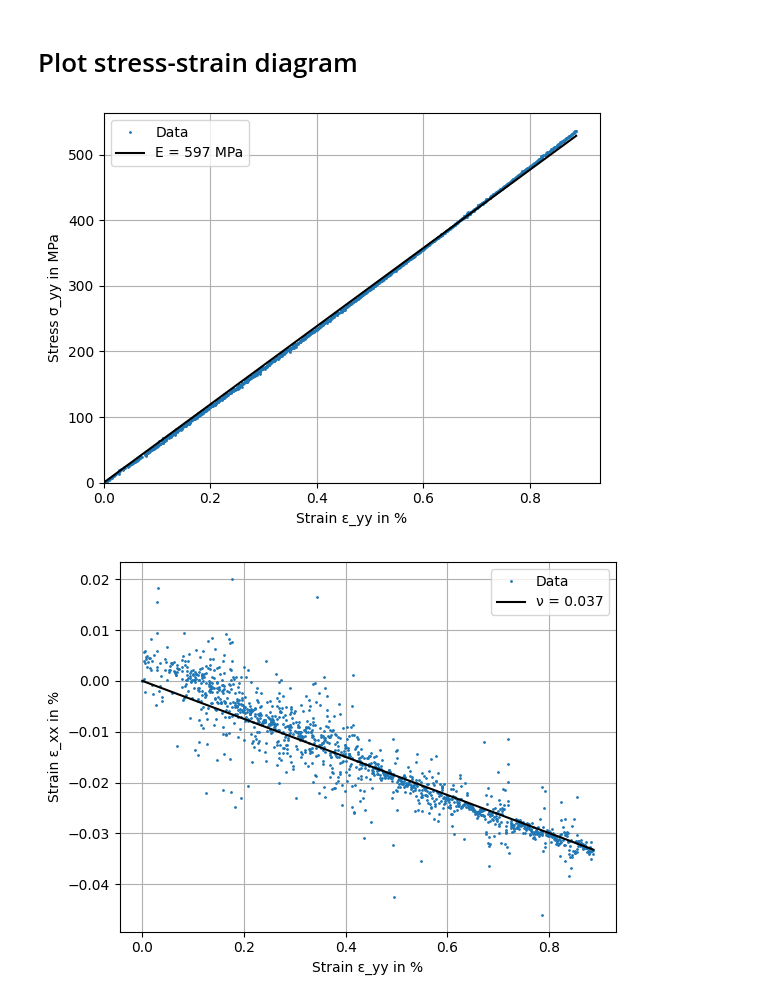
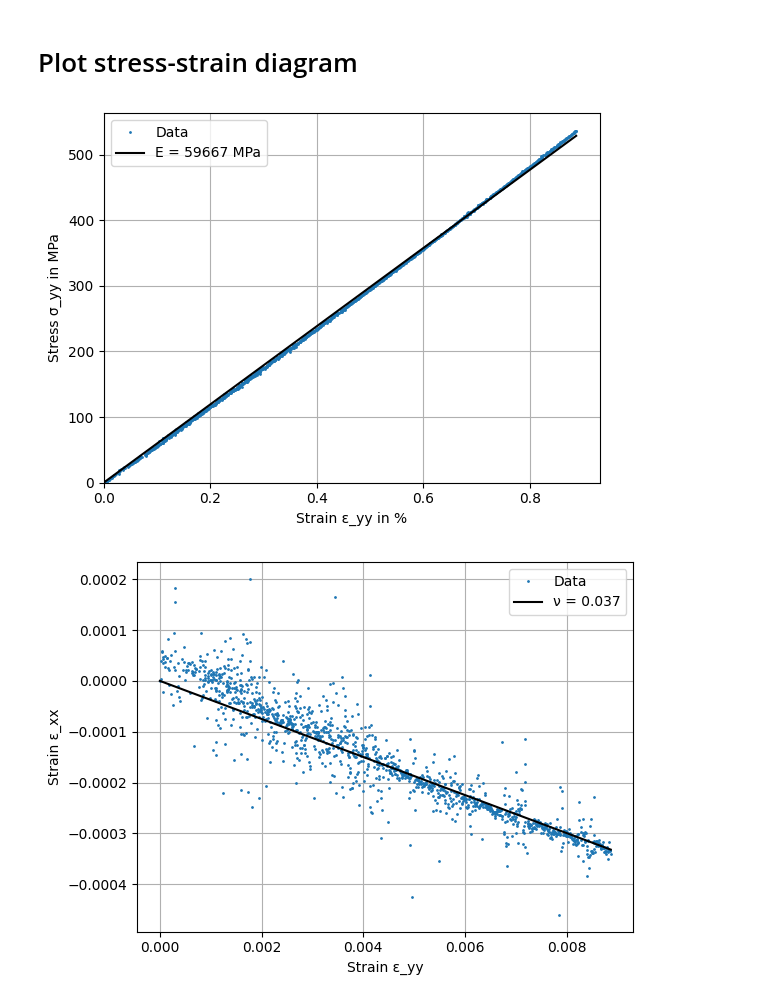
Before and after one commit to meyer-nils/dic_fem_workshop, a Jupyter notebook: tensile.ipynb, the cells around one changed output. Drawn from its saved outputs; the diff is of its cells as text; code cells hidden in the pictures.

Commit message:
Fix units.

```diff
--- a/tensile.ipynb
+++ b/tensile.ipynb
@@ -145,10 +145,10 @@ interactive(children=(IntSlider(value=1356, description='n', max=1356), Output()
 # %% [markdown]
 # Plot stress-strain diagram
 # %%
-# Average strains and set units to %
-eps_xx_avg = 100*np.array([e.mean() for e in eps_xx])
-eps_yy_avg = 100*np.array([e.mean() for e in eps_yy])
-eps_xy_avg = 100*np.array([e.mean() for e in eps_xy])
+# Average strains
+eps_xx_avg = np.array([e.mean() for e in eps_xx])
+eps_yy_avg = np.array([e.mean() for e in eps_yy])
+eps_xy_avg = np.array([e.mean() for e in eps_xy])
 sigma_yy_avg = np.array(forces) / AREA
 
 # Linear regression with zero intercept
@@ -157,8 +157,8 @@ E, _ = np.linalg.lstsq(A, sigma_yy_avg, rcond=None)[0]
 eps_yy_val = np.linspace(0, eps_yy_avg.max(), 100)
 
 # Plot stress-strain curve
-plt.plot(eps_yy_avg, sigma_yy_avg, "o", markersize=1, label="Data")
-plt.plot(eps_yy_val, E * eps_yy_val, "-k", label=f"E = {E:.0f} MPa")
+plt.plot(100*eps_yy_avg, sigma_yy_avg, "o", markersize=1, label="Data")
+plt.plot(100*eps_yy_val, E * eps_yy_val, "-k", label=f"E = {E:.0f} MPa")
 plt.xlim(left=0)
 plt.ylim(bottom=0)
 plt.xlabel("Strain ε_yy in %")
@@ -167,20 +167,20 @@ plt.grid("on")
 plt.legend()
 plt.show()
 # %% [output]
-[figure, old version]
+[figure, new version]
 # %%
 # Linear regression with zero intercept
 A = np.vstack([eps_yy_avg, np.zeros(len(eps_yy_avg))]).T
 ν, _ = np.linalg.lstsq(A, -eps_xx_avg, rcond=None)[0]
 eps_yy_val = np.linspace(0, eps_yy_avg.max(), 100)
 
 
 plt.plot(eps_yy_avg, eps_xx_avg, "o", markersize=1, label="Data")
 plt.plot(eps_yy_val, -ν * eps_yy_val, "-k", label=f"ν = {ν:.3f}")
-plt.xlabel("Strain ε_yy in %")
-plt.ylabel("Strain ε_xx in %")
+plt.xlabel("Strain ε_yy")
+plt.ylabel("Strain ε_xx")
 plt.grid("on")
 plt.legend()
 plt.show()
 # %% [output]
-[figure, old version]
+[figure, new version]
```
Also changed, not shown: 1 other file.
